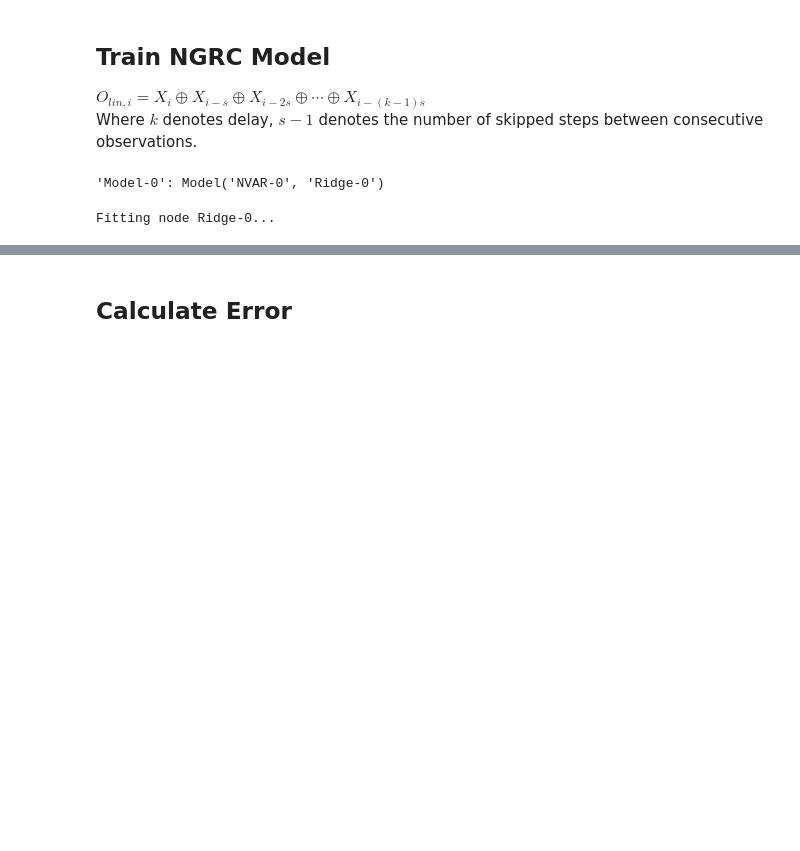
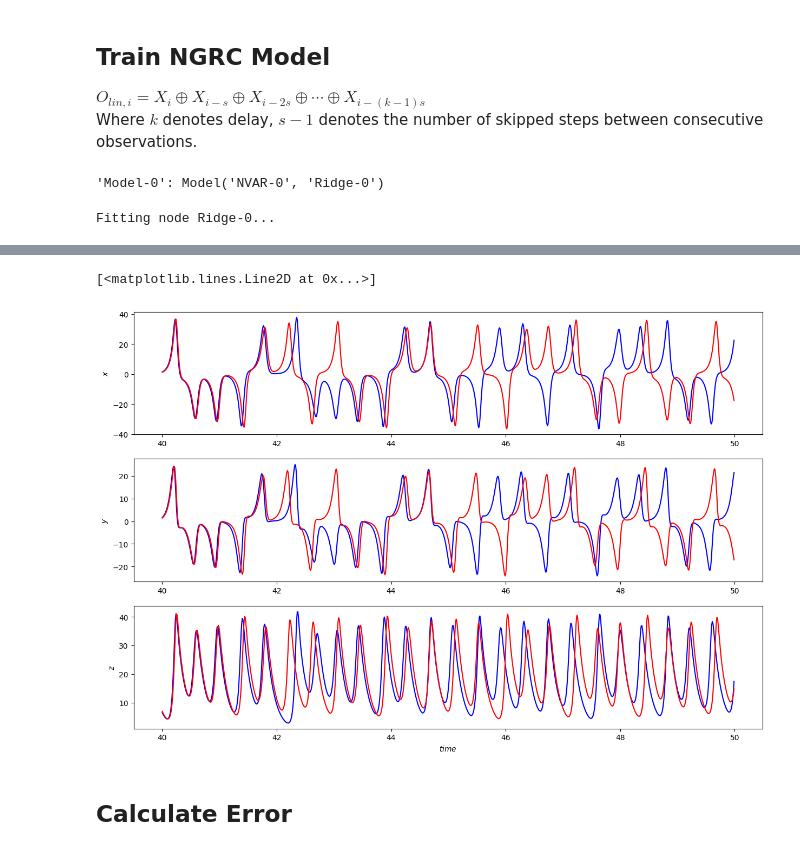
Before and after one commit to Rhyme0730/ML-on-predicting-chaotic-systems, a Jupyter notebook: Predicting Hyperchaotic System (Ongoing)/Lorenz_n_extension/Experiments/NGRC.ipynb, the cells around one changed output, grey strips where cells are left out. Saved outputs shown, nothing was run; the diff lists cells and outputs as text; code cells hidden in the pictures; blank space fills up the shorter version.

```diff
--- a/Predicting Hyperchaotic System (Ongoing)/Lorenz_n_extension/Experiments/NGRC.ipynb
+++ b/Predicting Hyperchaotic System (Ongoing)/Lorenz_n_extension/Experiments/NGRC.ipynb
@@ -89,3 +90,28 @@ ax2.plot(Y[:, 0], Y[:, 1], Y[:, 2], color='r', lw=2.0)
+# %%
+T = time[warm_steps+train_steps:]
+
+fig = plt.figure(figsize=(15, 10))
+ax  = fig.add_subplot(311)
+ax.set_ylabel("$x$")
+ax.grid(False)
+ax.plot(T, res[:, 0], color='b')
+ax.plot(T, Y[:, 0], color='r')
+
+ax2 = fig.add_subplot(312)
+ax2.set_ylabel("$y$")
+ax2.grid(False)
+ax2.plot(T, res[:, 1], color='b')
+ax2.plot(T, Y[:, 1], color='r')
+
+ax3 = fig.add_subplot(313)
+ax3.set_xlabel("$time$")
+ax3.set_ylabel("$z$")
+ax3.grid(False)
+ax3.plot(T, res[:, 2], color='b')
+ax3.plot(T, Y[:, 2], color='r')
+# %% [output]
+[<matplotlib.lines.Line2D at 0x...>]
+[figure, added]
 # %% [markdown]
 ## Calculate Error
 # %%
```
Also changed, not shown: parts of 6 cells of this notebook, 33 other files.
